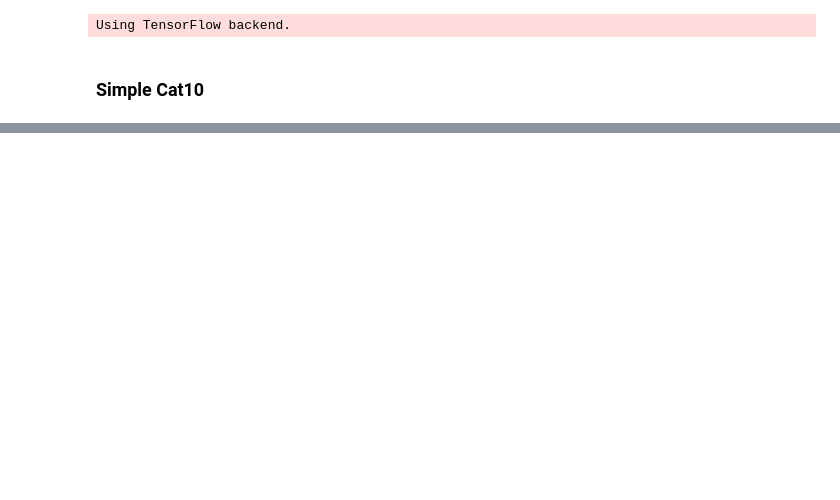
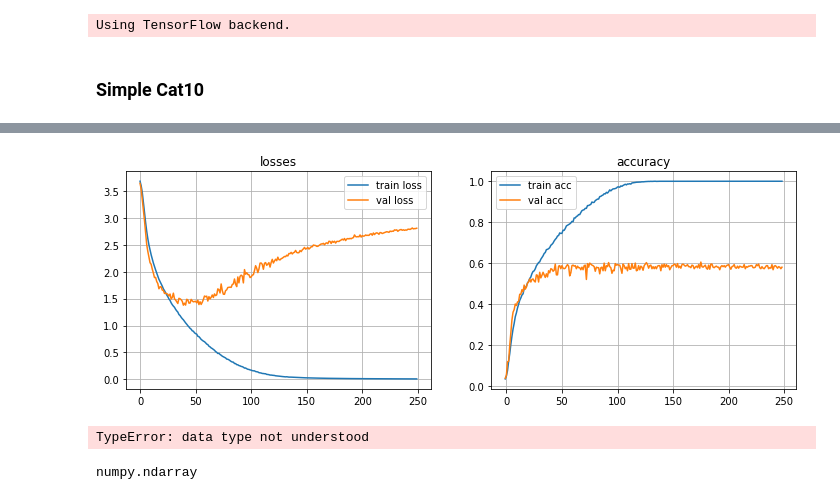
Before and after one commit to xushangning/cs386, a Jupyter notebook: 2-oracle/code/OracleNet.ipynb, the cells around one changed output, grey strips where cells are left out. Drawn from its saved outputs; the diff is of its cells as text; code cells hidden in the pictures; blank space fills up the shorter version.

```diff
--- a/2-oracle/code/OracleNet.ipynb
+++ b/2-oracle/code/OracleNet.ipynb
@@ -151,0 +161,13 @@ model.evaluate(X_val, y_val)
+# %%
+def cat40_model_simple():
+    model = Sequential()
+
+    model.add(L.Flatten(input_shape=(64,64)))
+    model.add(L.Dense(128, activation='relu'))
+    model.add(L.Dense(64, activation='relu'))
+    model.add(L.Dense(40, activation='softmax'))
+
+    return model
+# %%
+model = cat40_model_simple()
+model.summary()
@@ -151,0 +190,16 @@ model.evaluate(X_val, y_val)
+# %%
+sgd = SGD(lr=0.001, decay=1e-6, momentum=0.9, nesterov=True)
+model.compile(loss='categorical_crossentropy', optimizer=sgd,
+              metrics=['accuracy'])
+
+default_trainer.train(model, num_cat=40, epochs=250)
+# %% [output]
+[figure, added]
+# %%
+model.predict_classes(default_trainer.X_val.astype(np.float32))
+# %% [output]
+TypeError: data type not understood
+# %%
+type(default_trainer.X_val)
+# %% [output]
+numpy.ndarray
```
Also changed, not shown: parts of 7 cells of this notebook, 5 other files.
